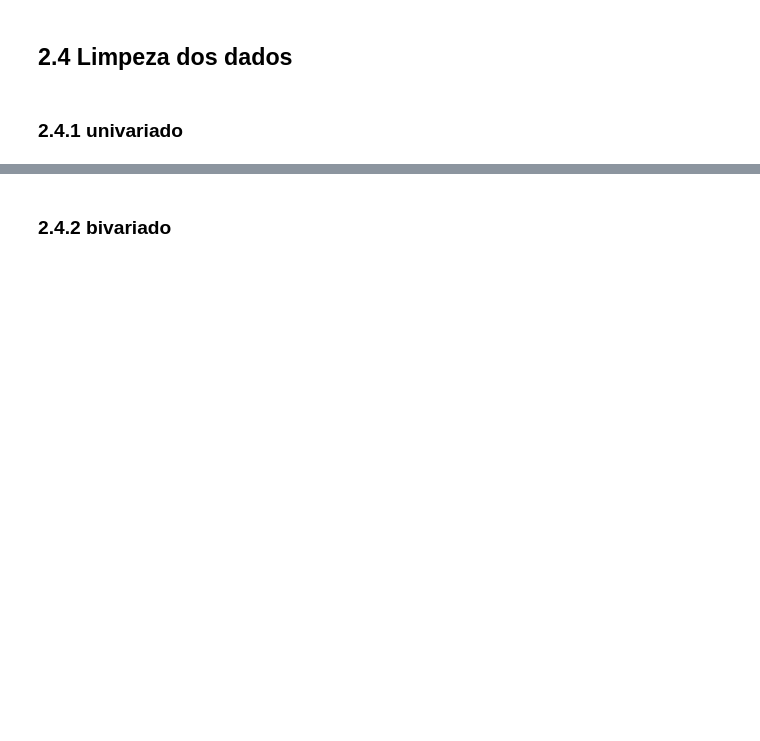
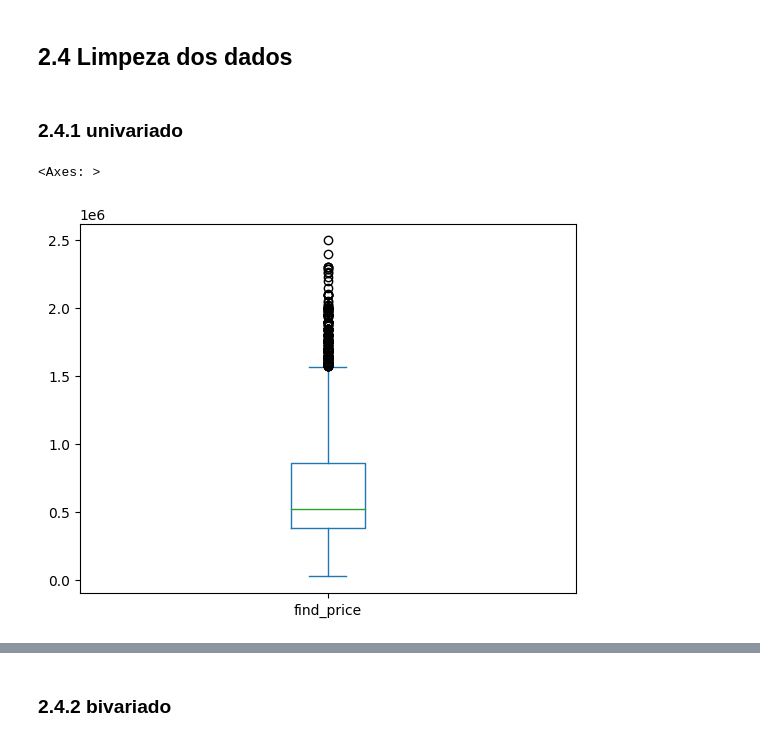
Before and after one commit to DaviMPaiva/scraping, a Jupyter notebook: notebook_analysis/data_analysis.ipynb, the cells around one changed output, grey strips where cells are left out. Saved outputs shown, nothing was run; the diff lists cells and outputs as text; code cells hidden in the pictures; blank space fills up the shorter version.

```diff
--- a/notebook_analysis/data_analysis.ipynb
+++ b/notebook_analysis/data_analysis.ipynb
@@ -289,5 +313,12 @@ df_0.describe()
 | max | 1.000000 | 1.000000 | 1.000000 | 1.000000 | 1.000000 | 1.000000 | 1.000000 | ... |
 # %% [markdown]
 ## 2.4 Limpeza dos dados
+# %%
+df_1 = df_0.copy()
 # %% [markdown]
 ### 2.4.1 univariado
+# %%
+df_1['find_price'].plot.box()
+# %% [output]
+<Axes: >
+[figure, added]
```
Also changed, not shown: parts of 14 cells of this notebook.
